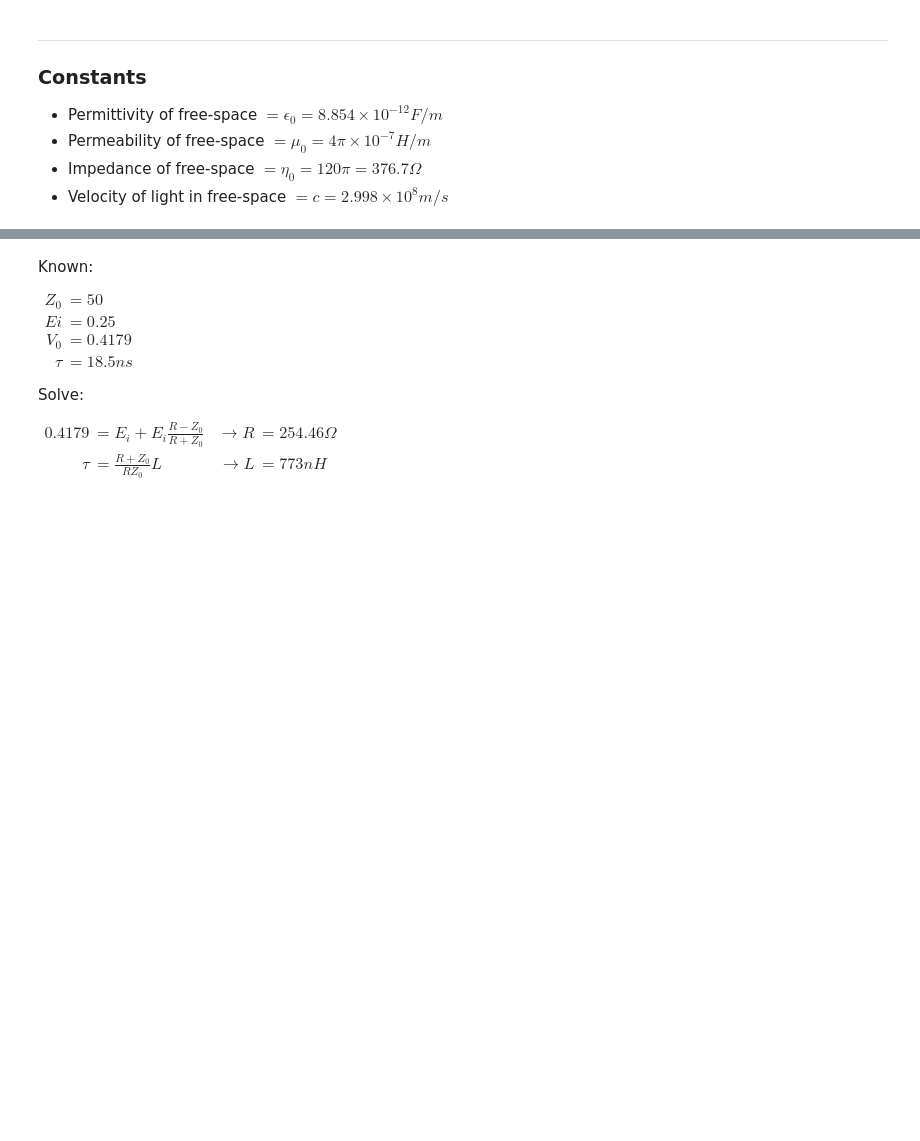
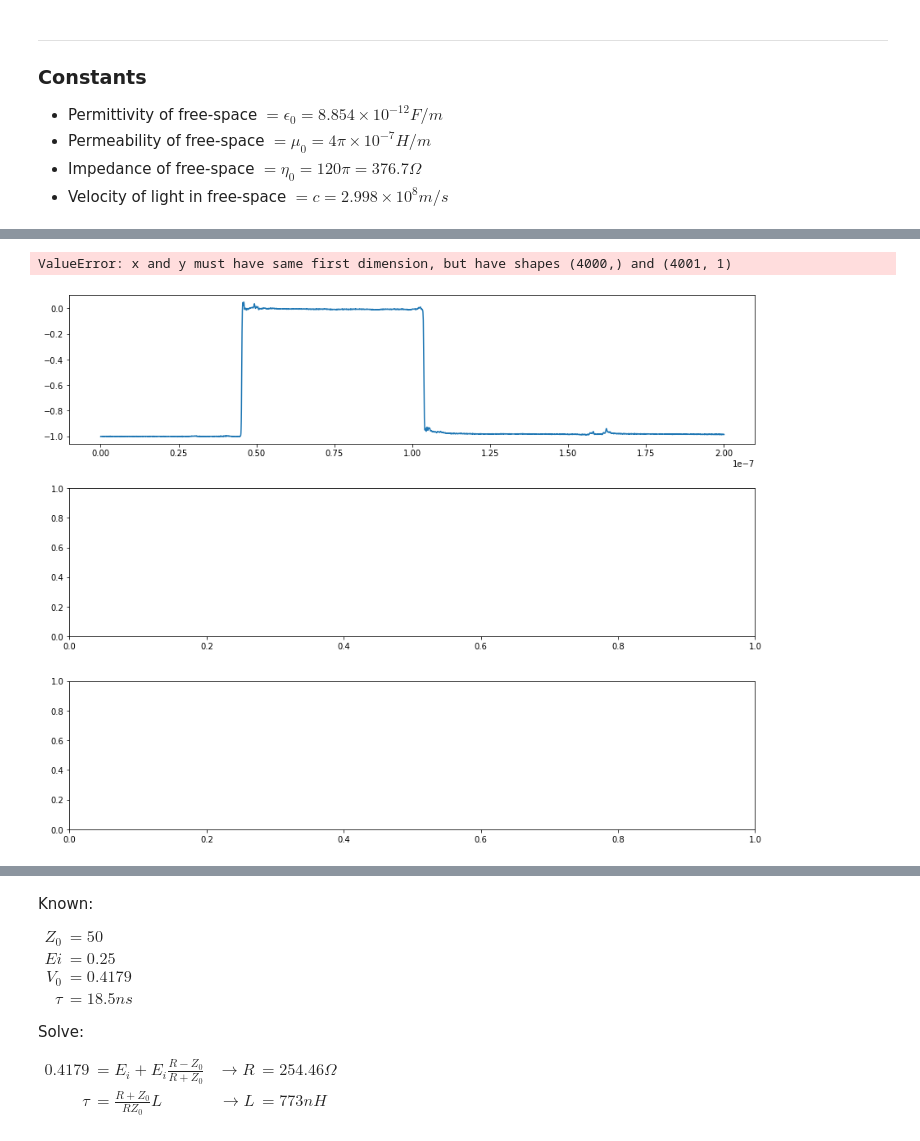
Before and after one commit to kegedy/UWEE572, a Jupyter notebook: labs/lab01/lab01.ipynb, the cells around one changed output, grey strips where cells are left out. Drawn from its saved outputs; the diff is of its cells as text; code cells hidden in the pictures; blank space fills up the shorter version.

```diff
--- a/labs/lab01/lab01.ipynb
+++ b/labs/lab01/lab01.ipynb
@@ -103,0 +156,31 @@ v   &=& \frac{1}{\sqrt{LC}} &=& \frac{1}{\sqrt{\mu \epsilon}} &=& \frac{c_0}{\sq
+# %%
+# Measured Values: Part1_unknown1
+#
+fig,axs = plt.subplots(3,1,figsize=(15,12))
+plt.subplots_adjust(hspace=0.30)
+x = np.linspace(0,200*10**(-9),len(calib_short_garman))
+
+axs[0].plot(x,calib_short_garman,label='Short')
+axs[1].plot(x,calib_matched_garman,label='Matched')
+axs[2].plot(x,calib_open_garman,label='Open')
+
+axs[0].set_ylabel('Short')
+axs[1].set_ylabel('Matched')
+axs[2].set_ylabel('Open')
+
+axs[0].set_xlabel('t (s)')
+axs[1].set_xlabel('t (s)')
+axs[2].set_xlabel('t (s)')
+
+axs[0].ticklabel_format(axis='x',style='sci', scilimits=(-9,-9))
+axs[1].ticklabel_format(axis='x',style='sci', scilimits=(-9,-9))
+axs[2].ticklabel_format(axis='x',style='sci', scilimits=(-9,-9))
+
+axs[0].grid(True)
+axs[1].grid(True)
+axs[2].grid(True)
+
+plt.suptitle('Calibration Measured Values');
+# %% [output]
+ValueError: x and y must have same first dimension, but have shapes (4000,) and (4001, 1)
+[figure, added]
```
Also changed, not shown: parts of 38 cells of this notebook.
